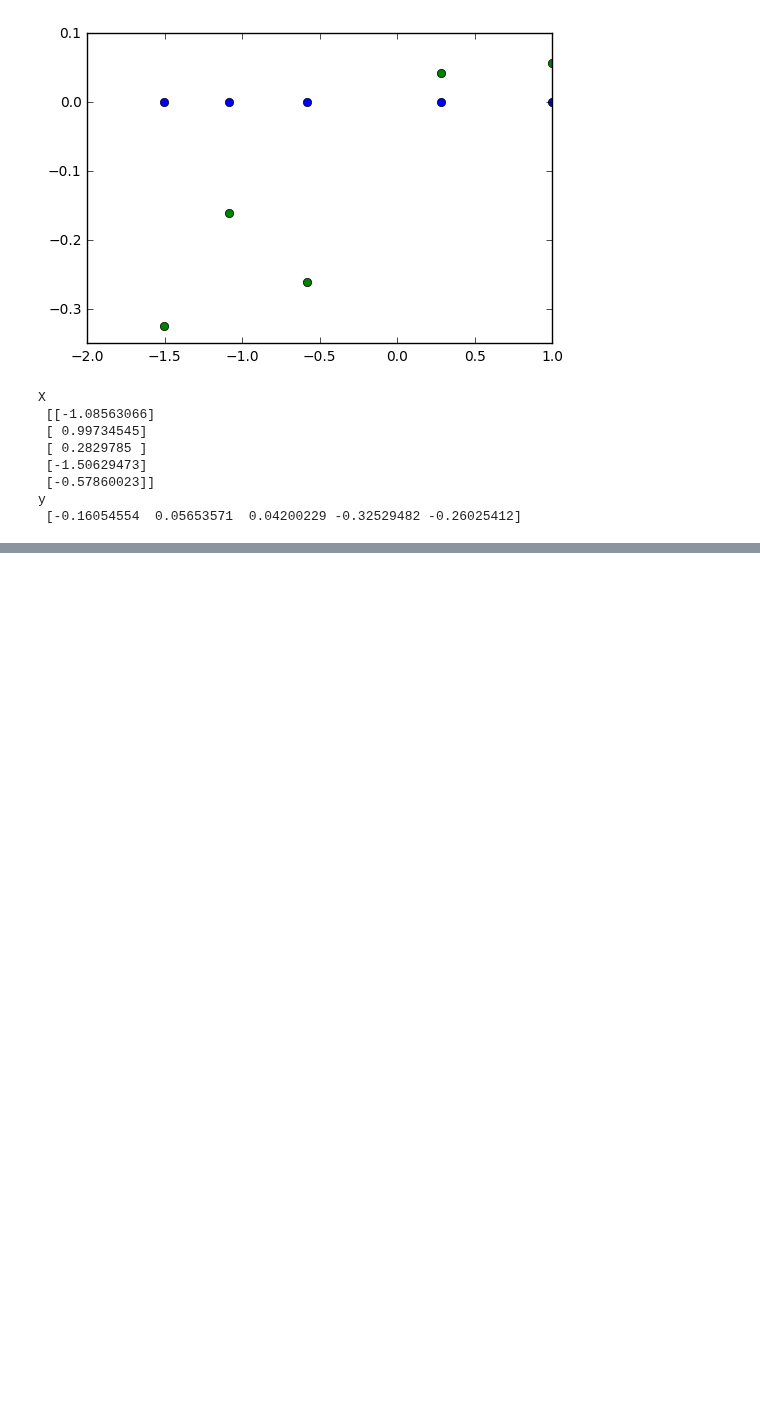
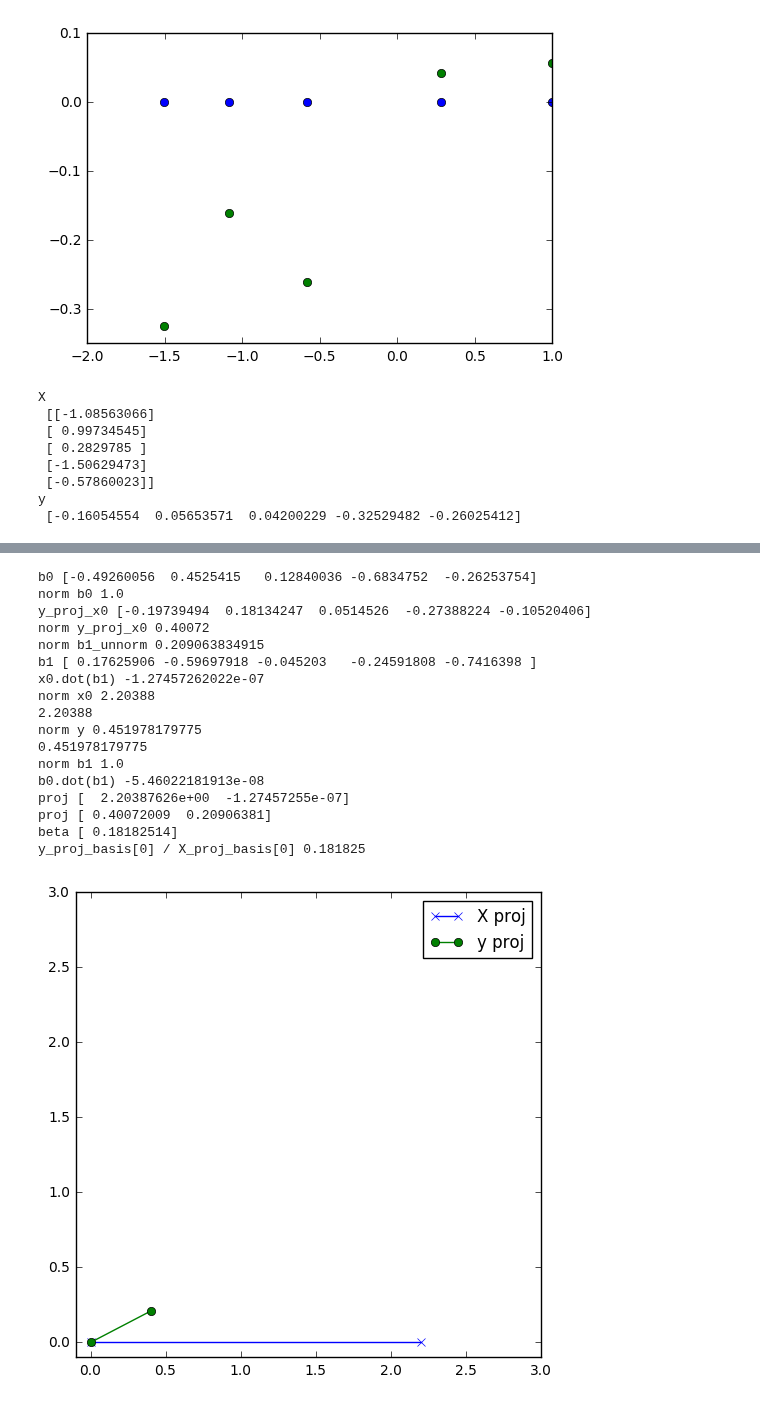
Before and after one commit to hughperkins/selfstudy-IBP, a Jupyter notebook: maths/wiki_linearleastsquares.ipynb, the cells around one changed output, grey strips where cells are left out. Drawn from its saved outputs; the diff is of its cells as text; code cells hidden in the pictures; blank space fills up the shorter version.

```diff
--- a/maths/wiki_linearleastsquares.ipynb
+++ b/maths/wiki_linearleastsquares.ipynb
@@ -331,0 +408,67 @@ y
+# %%
+import mylib
+import importlib
+importlib.reload(mylib)
+
+x0 = X[:, 0]
+b0 = x0 / np.linalg.norm(x0)
+print('b0', b0)
+print('norm b0', np.linalg.norm(b0))
+
+y_proj_x0 = y.dot(x0) / x0.dot(x0) * x0
+print('y_proj_x0', y_proj_x0)
+print('norm y_proj_x0', np.linalg.norm(y_proj_x0))
+b1_unnorm = y - y_proj_x0
+print('norm b1_unnorm', np.linalg.norm(b1_unnorm))
+b1 = b1_unnorm / np.linalg.norm(b1_unnorm)
+print('b1', b1)
+
+print('x0.dot(b1)', x0.dot(b1))
+
+print('norm x0', np.linalg.norm(x0))
+print(np.sqrt(np.sum(np.power(x0, 2))))
+print('norm y', np.linalg.norm(y))
+print(np.sqrt(np.sum(np.power(y, 2))))
+print('norm b1', np.linalg.norm(b1))
+print('b0.dot(b1)', b0.dot(b1))
+
+def proj_ortho_basis(v, b0, b1):
+    v = v.reshape(-1)
+    b0 = b0.reshape(-1)
+    b1 = b1.reshape(-1)
+    x = v.dot(b0)
+    y = v.dot(b1)
+    proj = np.array([x, y], dtype=np.float32)
+    return proj
+
+X_proj_basis = proj_ortho_basis(X, b0, b1)
+y_proj_basis = proj_ortho_basis(y, b0, b1)
+print('beta', beta)
+print('y_proj_basis[0] / X_proj_basis[0]', y_proj_basis[0] / X_proj_basis[0])
+
+plt.figure(figsize=(6, 6))
+mylib.plot_vector(X_proj_basis, formatstr='-x', label='X proj')
+mylib.plot_vector(y_proj_basis, formatstr='-o', label='y proj')
+plt.xlim(-0.1, 3)
+plt.ylim(-0.1, 3)
+plt.legend()
+plt.show()
+# %% [output]
+b0 [-0.49260056  0.4525415   0.12840036 -0.6834752  -0.26253754]
+norm b0 1.0
+y_proj_x0 [-0.19739494  0.18134247  0.0514526  -0.27388224 -0.10520406]
+norm y_proj_x0 0.40072
+norm b1_unnorm 0.209063834915
+b1 [ 0.17625906 -0.59697918 -0.045203   -0.24591808 -0.7416398 ]
+x0.dot(b1) -1.27457262022e-07
+norm x0 2.20388
+2.20388
+norm y 0.451978179775
+0.451978179775
+norm b1 1.0
+b0.dot(b1) -5.46022181913e-08
+proj [  2.20387626e+00  -1.27457255e-07]
+proj [ 0.40072009  0.20906381]
+beta [ 0.18182514]
+y_proj_basis[0] / X_proj_basis[0] 0.181825
+[figure, added]
```
Also changed, not shown: parts of 9 cells of this notebook, 1 other file.
